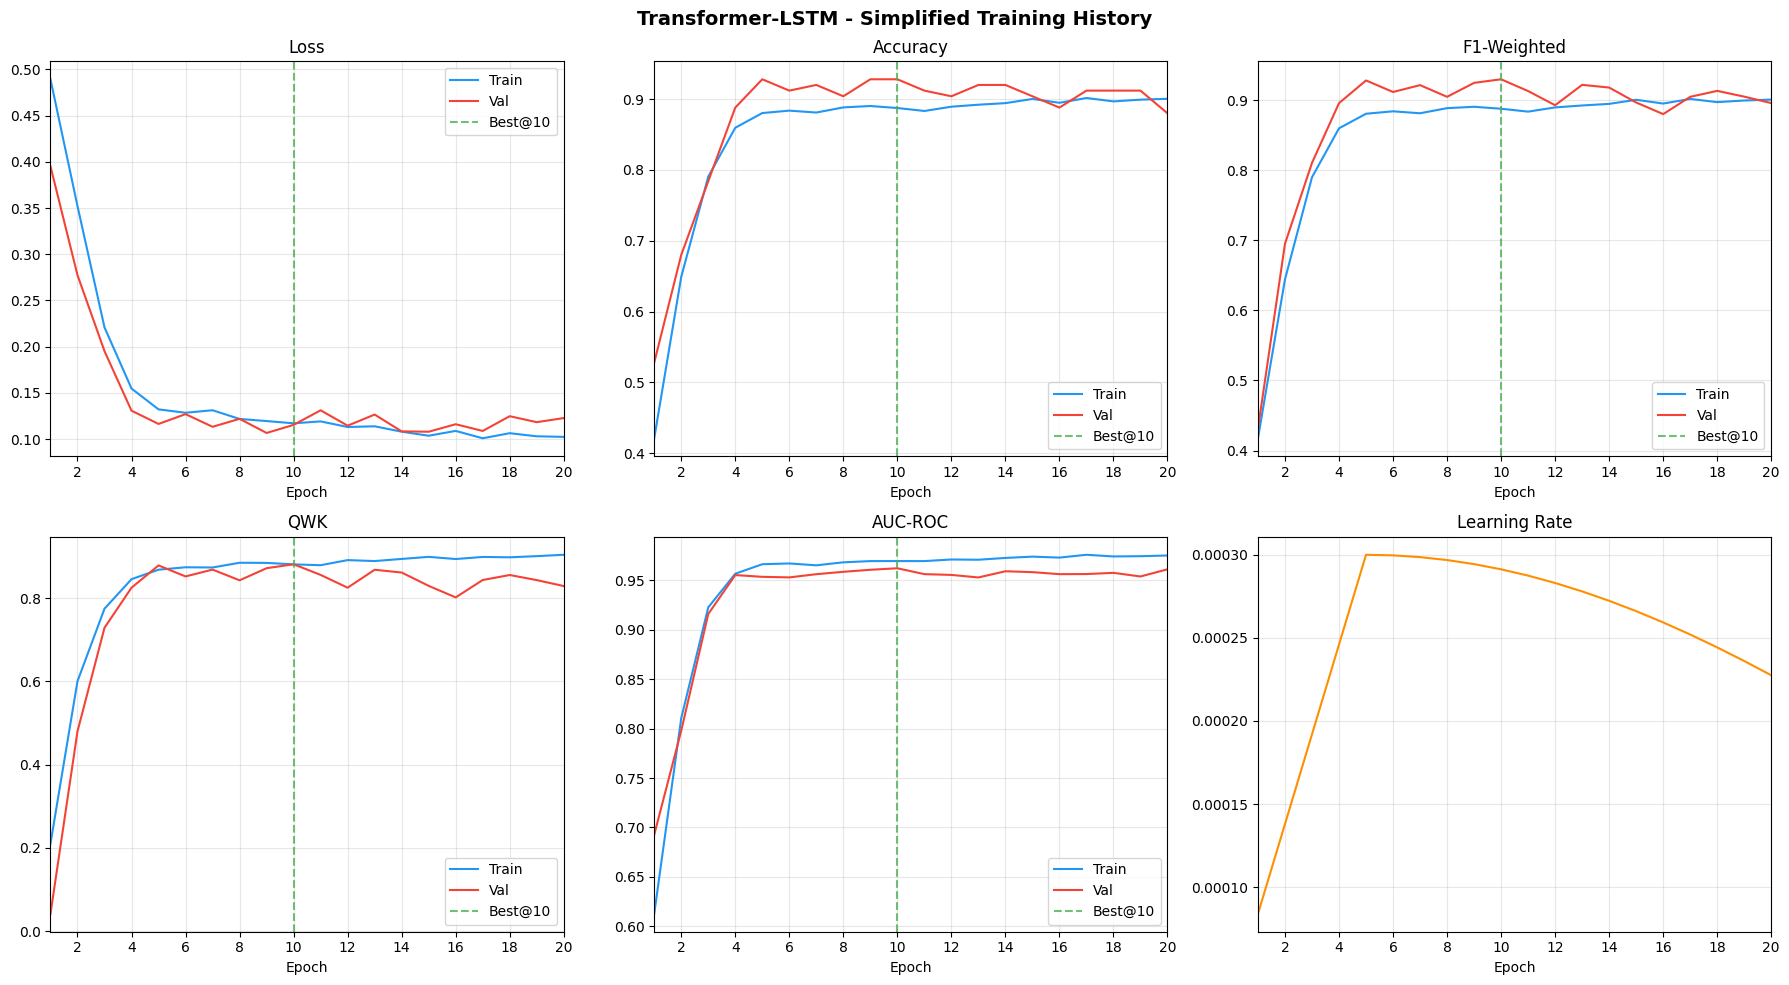
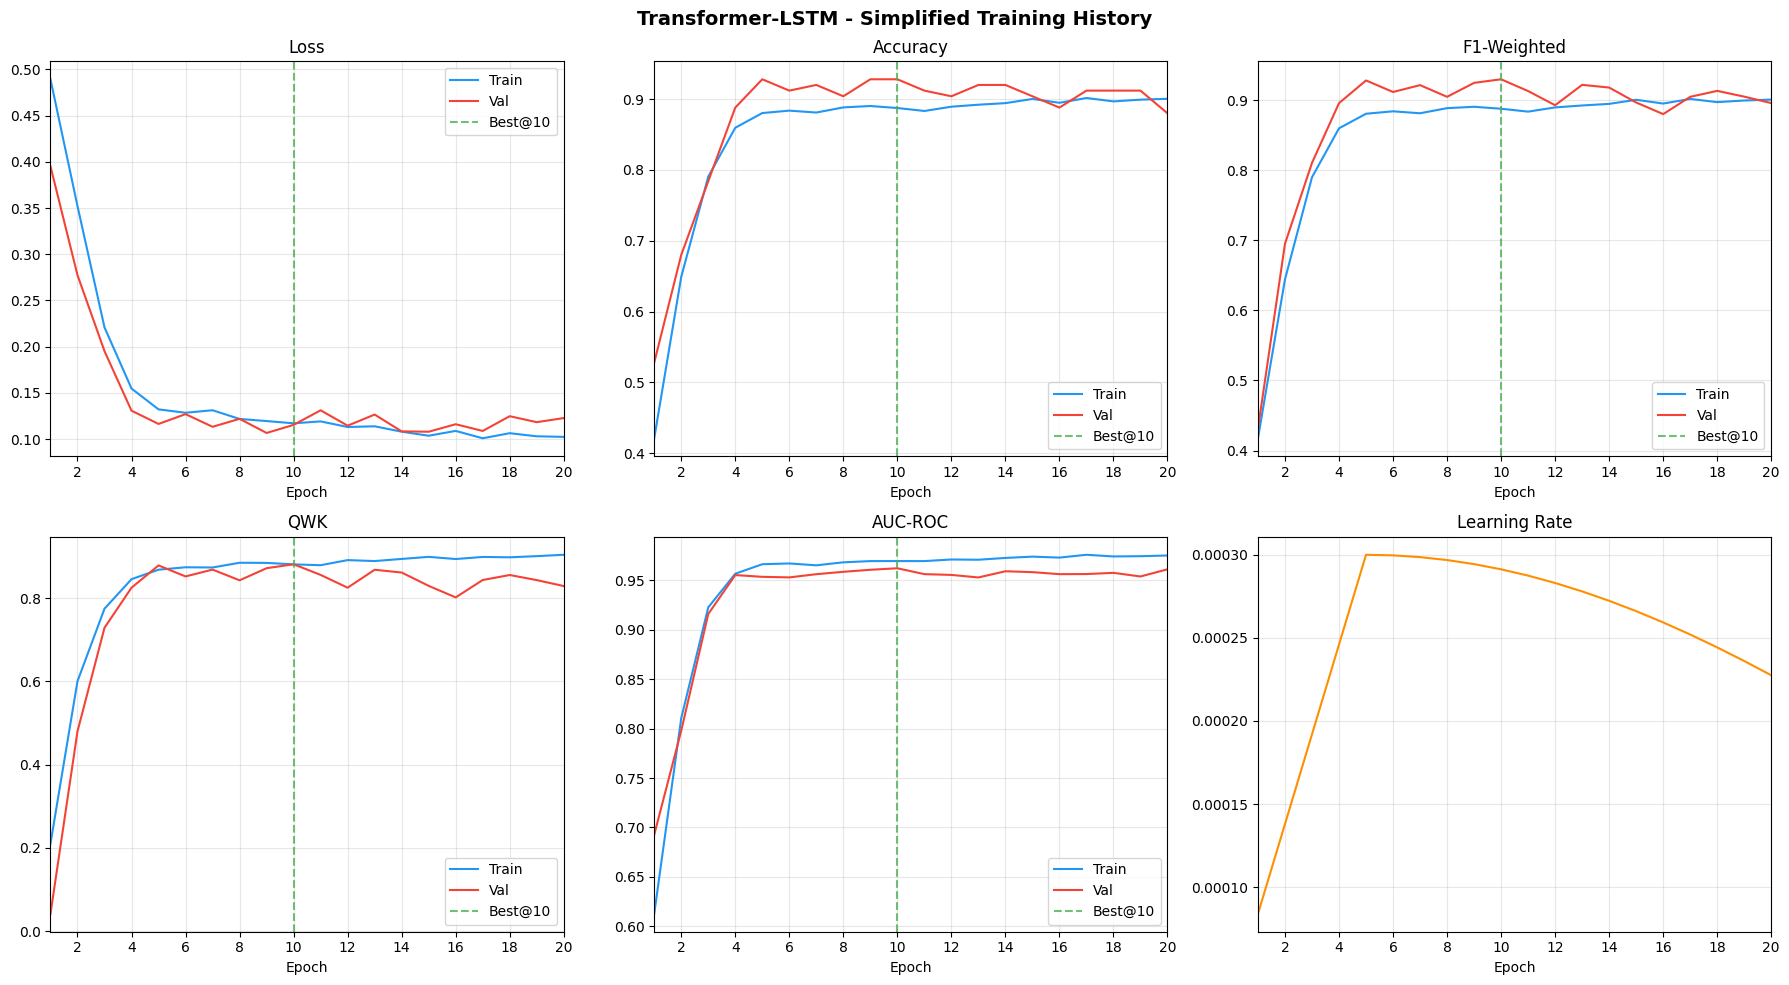
The change to this notebook cell's code, shown as a diff; its figure went from the first image to the second:
--- before
+++ after
@@ -38,5 +38,6 @@
     ax.set_xlabel('Epoch')
     ax.set_xlim(1, len(epochs_x))
-    ax.xaxis.set_major_locator(MaxNLocator(integer=True))
+    from matplotlib.ticker import MultipleLocator
+    ax.xaxis.set_major_locator(MultipleLocator(10))
     ax.grid(alpha=0.3)
     if tr_key != 'lr':

Commit: feat: add training artifacts and baseline model notebooks for credit rating analysis